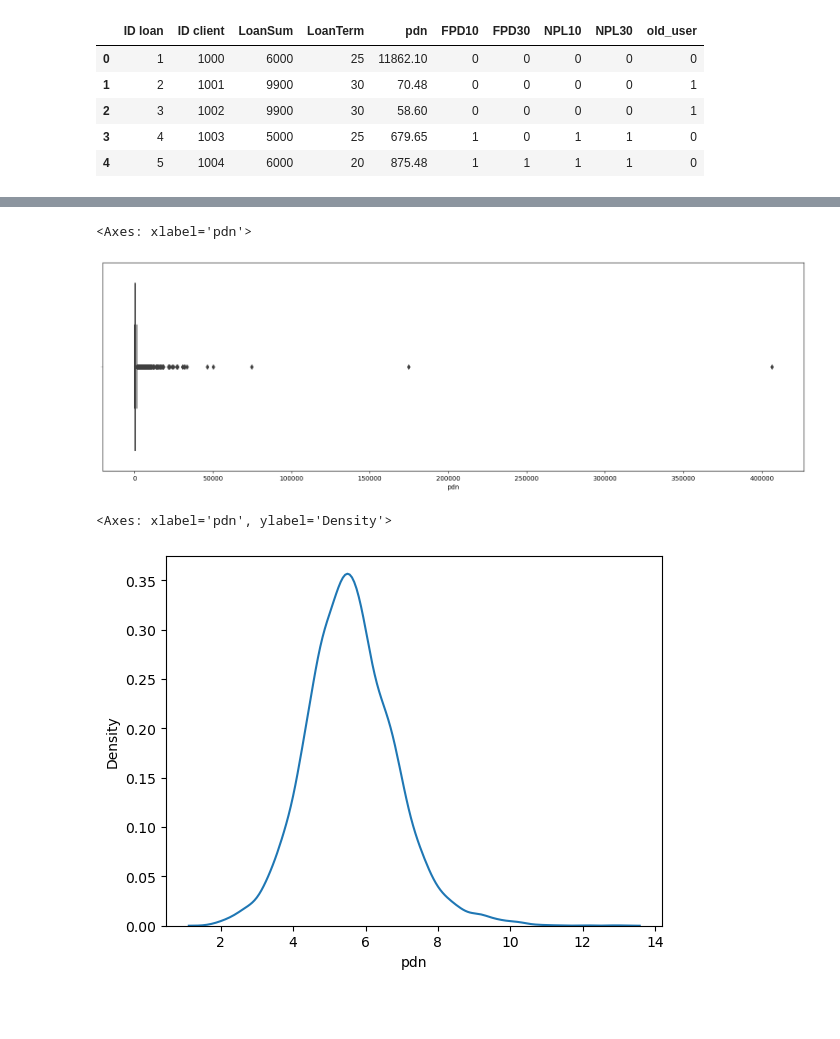
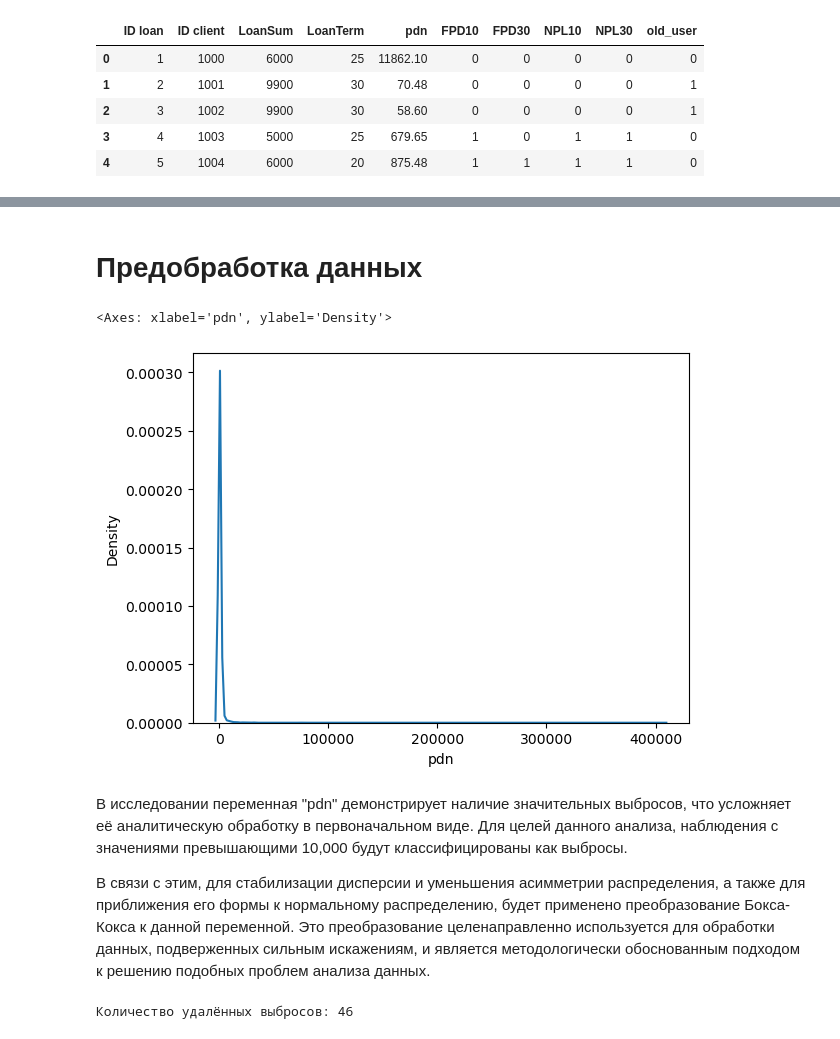
Before and after one commit to Maksim-Dostovalov/impact_of_macroprudential_policies_on_IFIs, a Jupyter notebook: statistical-analysis.ipynb, the cells around one changed output, grey strips where cells are left out. Cells and saved outputs as stored; diff of their text form; code cells hidden in the pictures; blank space fills up the shorter version.

```diff
--- a/statistical-analysis.ipynb
+++ b/statistical-analysis.ipynb
@@ -49,11 +25,15 @@ sns.boxplot(x = data[data.pdn < 8000].pdn)
-# %%
-plt.figure(figsize=(20, 6))
-sns.boxplot(x = data.pdn)
-# %% [output]
-<Axes: xlabel='pdn'>
-[figure, removed]
+# %% [markdown]
+# Предобработка данных
 # %%
-sns.kdeplot(np.log(data.pdn))
+sns.kdeplot(data.pdn)
 # %% [output]
 <Axes: xlabel='pdn', ylabel='Density'>
-[figure, old version]
+[figure, new version]
+# %% [markdown]
+В исследовании переменная "pdn" демонстрирует наличие значительных выбросов, что усложняет её аналитическую обработку в первоначальном виде. Для целей данного анализа, наблюдения с значениями превышающими 10,000 будут классифицированы как выбросы.
+
+В связи с этим, для стабилизации дисперсии и уменьшения асимметрии распределения, а также для приближения его формы к нормальному распределению, будет применено преобразование Бокса-Кокса к данной переменной. Это преобразование целенаправленно используется для обработки данных, подверженных сильным искажениям, и является методологически обоснованным подходом к решению подобных проблем анализа данных.
+# %%
+print(f'Количество удалённых выбросов: {(data.pdn > 10000).sum()}')
+# %% [output]
+Количество удалённых выбросов: 46
```
Also changed, not shown: parts of 18 cells of this notebook.
